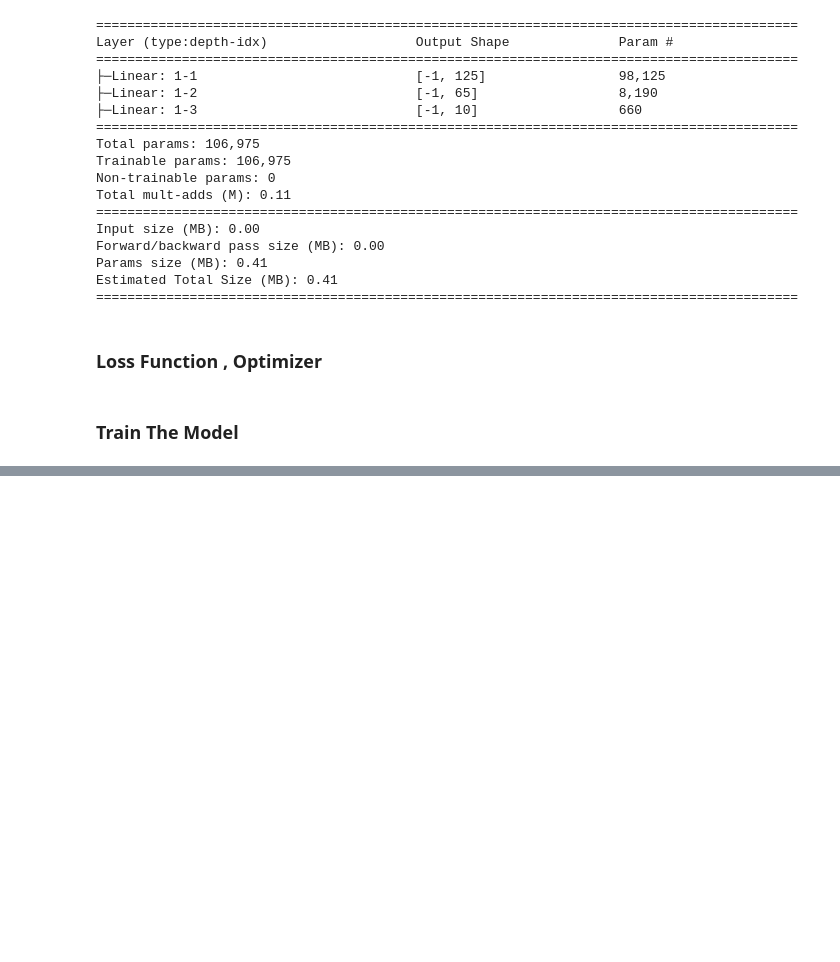
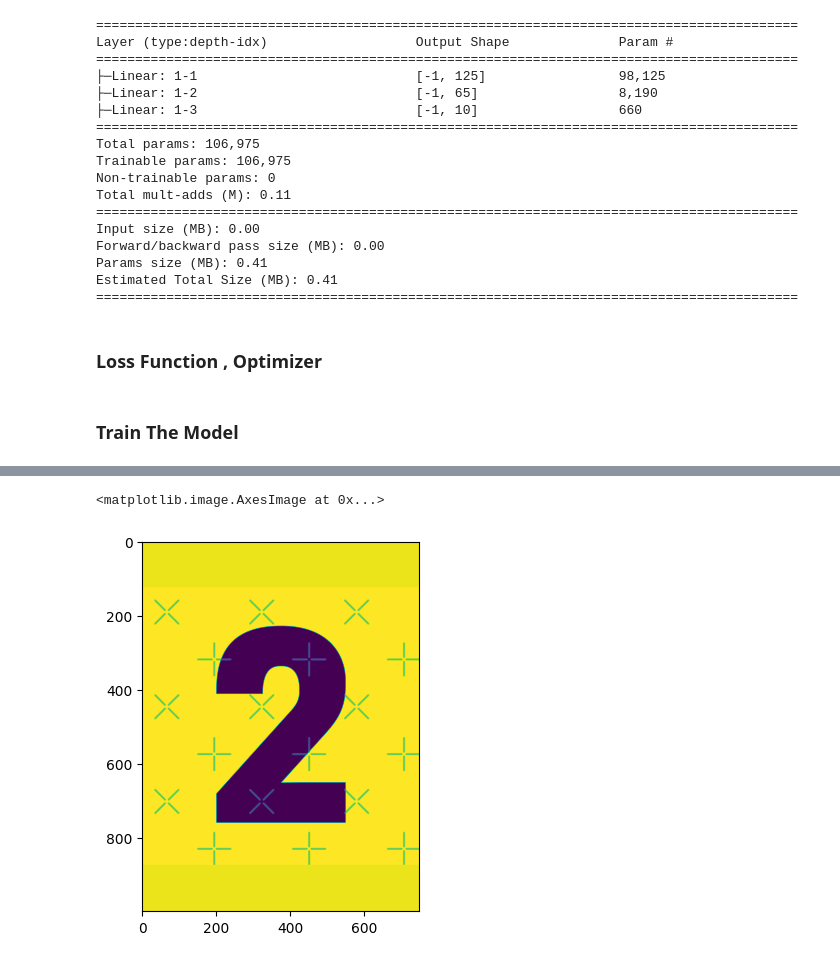
Before and after one commit to mohamedshalghm/ElectroAI_Python_Notebook, a Jupyter notebook: NN/mnist_nn.ipynb, the cells around one changed output, grey strips where cells are left out. Drawn from its saved outputs; the diff is of its cells as text; code cells hidden in the pictures; blank space fills up the shorter version.

```diff
--- a/NN/mnist_nn.ipynb
+++ b/NN/mnist_nn.ipynb
@@ -190,0 +243,8 @@ plt.plot(running_correct_history, label = 'Trainig Losses')
+# %%
+url = "https://ih1.redbubble.net/image.869970764.1635/flat,750x,075,f-pad,750x1000,f8f8f8.jpg"
+response = requests.get(url, stream = True)
+img = Image.open(response.raw)
+plt.imshow(img)
+# %% [output]
+<matplotlib.image.AxesImage at 0x...>
+[figure, added]
```
Also changed, not shown: parts of 18 cells of this notebook, 2 other files.
